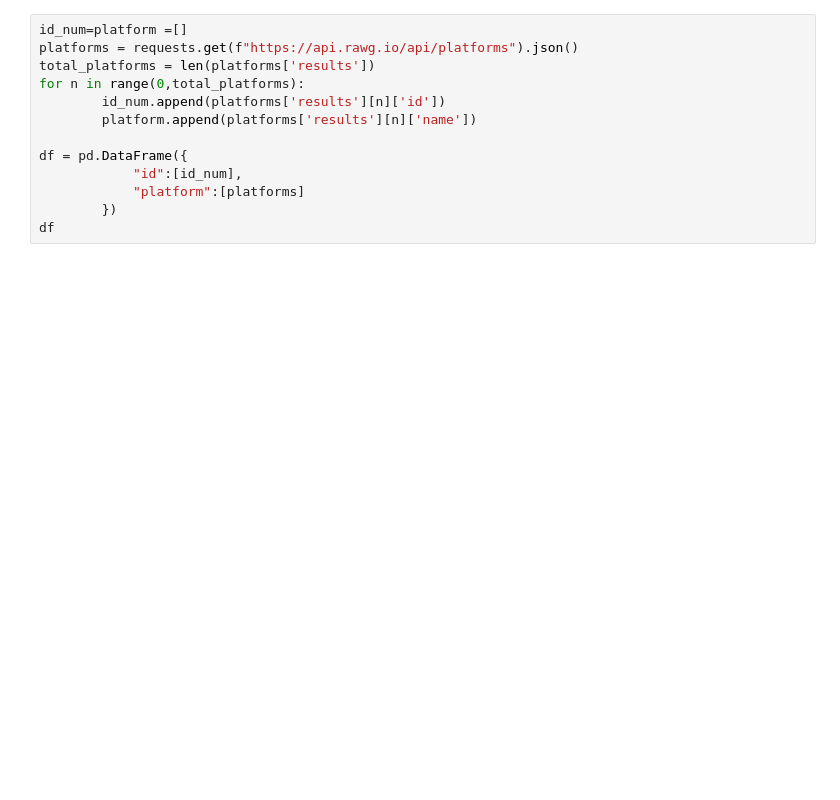
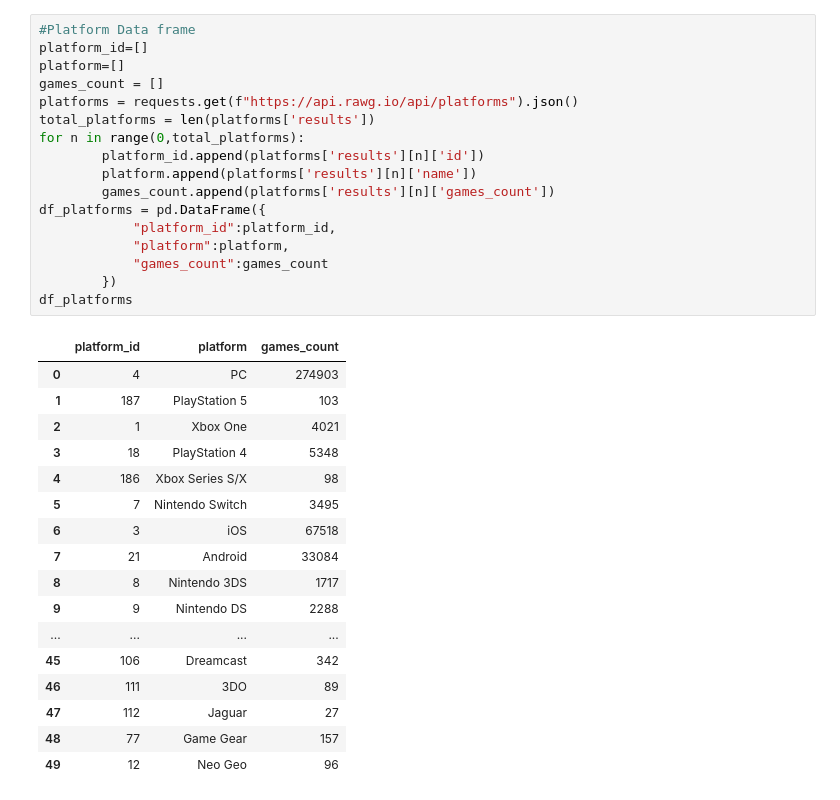
Before and after one commit to RynnAethelWulf/UWA-Project-2, a Jupyter notebook: app.ipynb, the cells around one changed output. Saved outputs shown, nothing was run; the diff lists cells and outputs as text; blank space fills up the shorter version.

```diff
--- a/app.ipynb
+++ b/app.ipynb
@@ -18,13 +76,35 @@ for i in range(0,num):
 # %%
-id_num=platform =[]
+#Platform Data frame
+platform_id=[]
+platform=[]
+games_count = []
 platforms = requests.get(f"https://api.rawg.io/api/platforms").json()
 total_platforms = len(platforms['results'])
 for n in range(0,total_platforms):
-        id_num.append(platforms['results'][n]['id'])
+        platform_id.append(platforms['results'][n]['id'])
         platform.append(platforms['results'][n]['name'])
-
-df = pd.DataFrame({
-            "id":[id_num],
-            "platform":[platforms]
+        games_count.append(platforms['results'][n]['games_count'])
+df_platforms = pd.DataFrame({
+            "platform_id":platform_id,
+            "platform":platform,
+            "games_count":games_count
         })
-df
+df_platforms
+# %% [output]
+|  | platform_id | platform | games_count |
+| 0 | 4 | PC | 274903 |
+| 1 | 187 | PlayStation 5 | 103 |
+| 2 | 1 | Xbox One | 4021 |
+| 3 | 18 | PlayStation 4 | 5348 |
+| 4 | 186 | Xbox Series S/X | 98 |
+| 5 | 7 | Nintendo Switch | 3495 |
+| 6 | 3 | iOS | 67518 |
+| 7 | 21 | Android | 33084 |
+| 8 | 8 | Nintendo 3DS | 1717 |
+| 9 | 9 | Nintendo DS | 2288 |
+| ... | ... | ... | ... |
+| 45 | 106 | Dreamcast | 342 |
+| 46 | 111 | 3DO | 89 |
+| 47 | 112 | Jaguar | 27 |
+| 48 | 77 | Game Gear | 157 |
+| 49 | 12 | Neo Geo | 96 |
```
Also changed, not shown: parts of 7 cells of this notebook.
